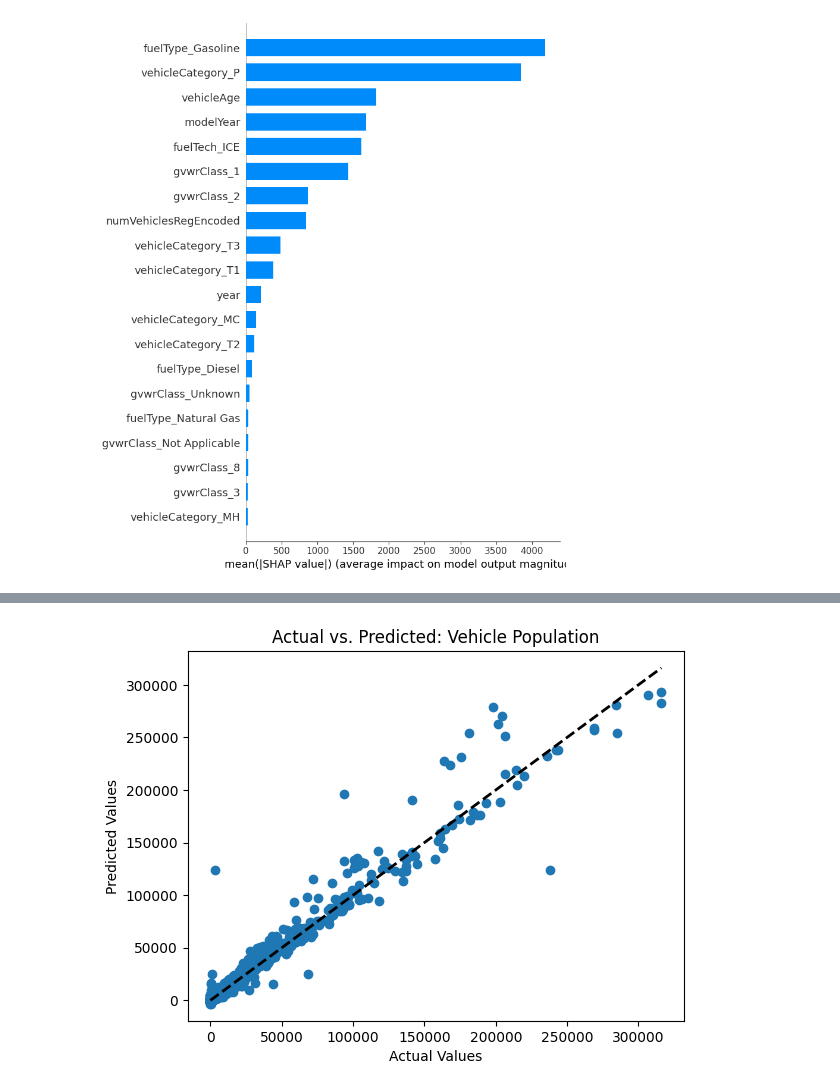
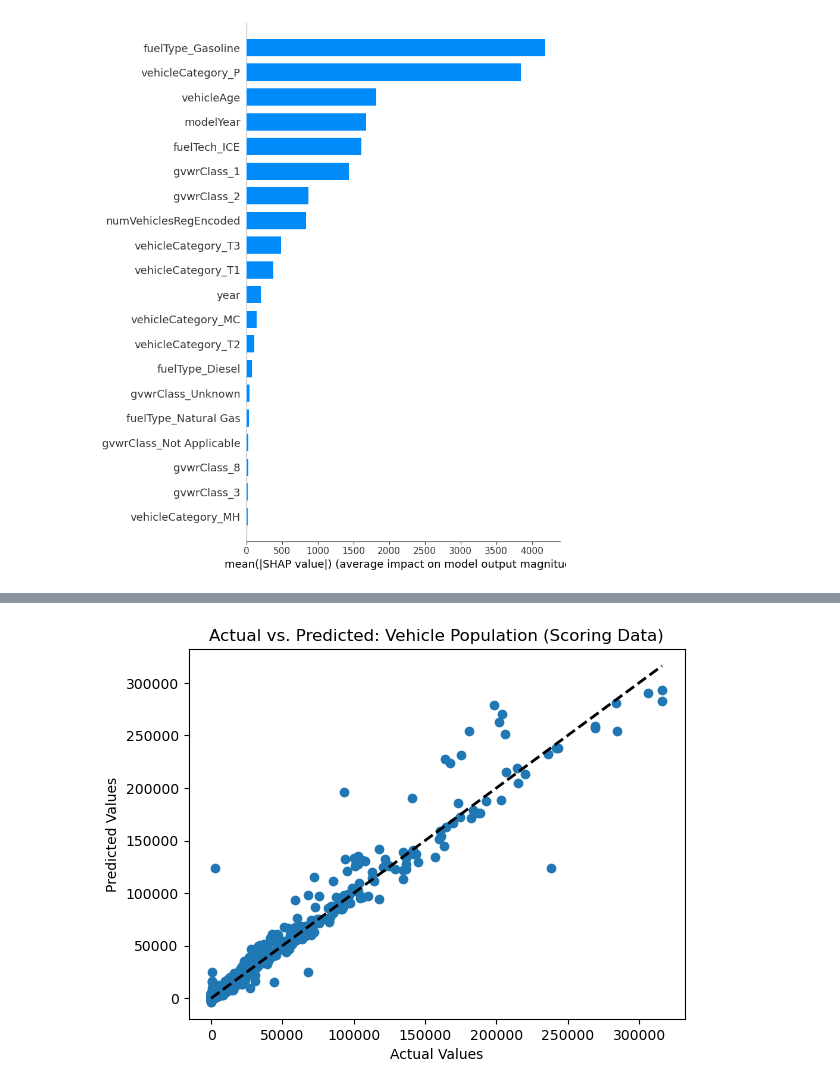
Before and after one commit to penguinumbrella/Rice-Datathon-2025, a Jupyter notebook: chevron_track/chevron_official.ipynb, the cells around one changed output, grey strips where cells are left out. Saved outputs shown, nothing was run; the diff lists cells and outputs as text; code cells hidden in the pictures.

```diff
--- a/chevron_track/chevron_official.ipynb
+++ b/chevron_track/chevron_official.ipynb
@@ -471,13 +478,14 @@ Index(['year', 'modelYear', 'Vehicle Population', 'gvwrClass_1', 'gvwrClass_2',
 # %%
+# Scoring Data
 plt.scatter(y_scoring_actual, y_scoring_pred)
 plt.plot([min(y_scoring_actual), max(y_scoring_actual)],
          [min(y_scoring_actual), max(y_scoring_actual)], 'k--', lw=2)
 plt.xlabel('Actual Values')
 plt.ylabel('Predicted Values')
-plt.title('Actual vs. Predicted: Vehicle Population')
+plt.title('Actual vs. Predicted: Vehicle Population (Scoring Data)')
 plt.show()
 # %% [output]
-[figure, old version]
+[figure, new version]
 # %%
 residuals = y_scoring_actual - y_scoring_pred
 
```
Also changed, not shown: parts of 39 cells of this notebook, 4 other files.
